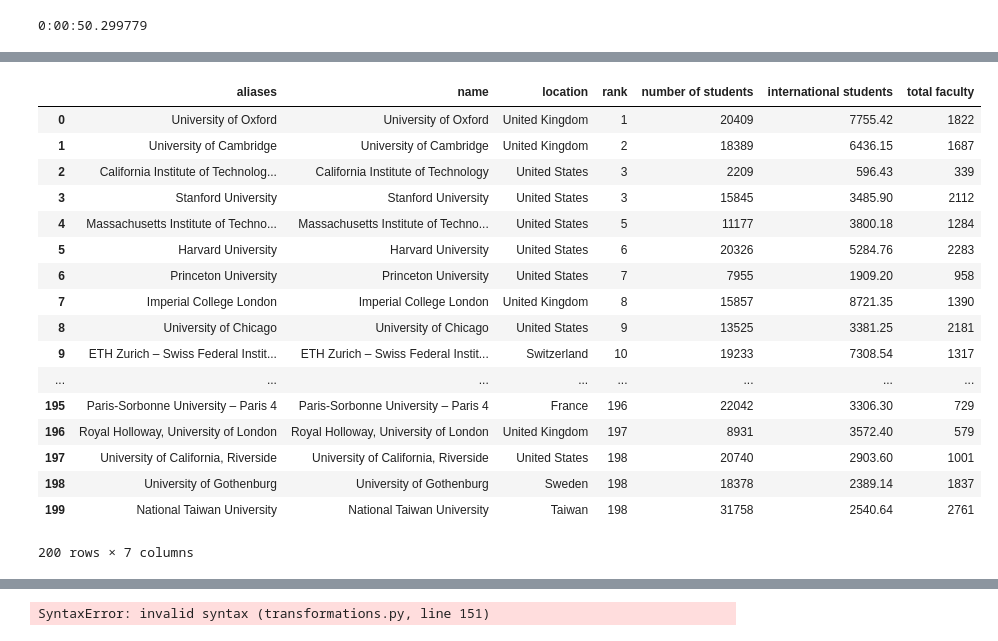
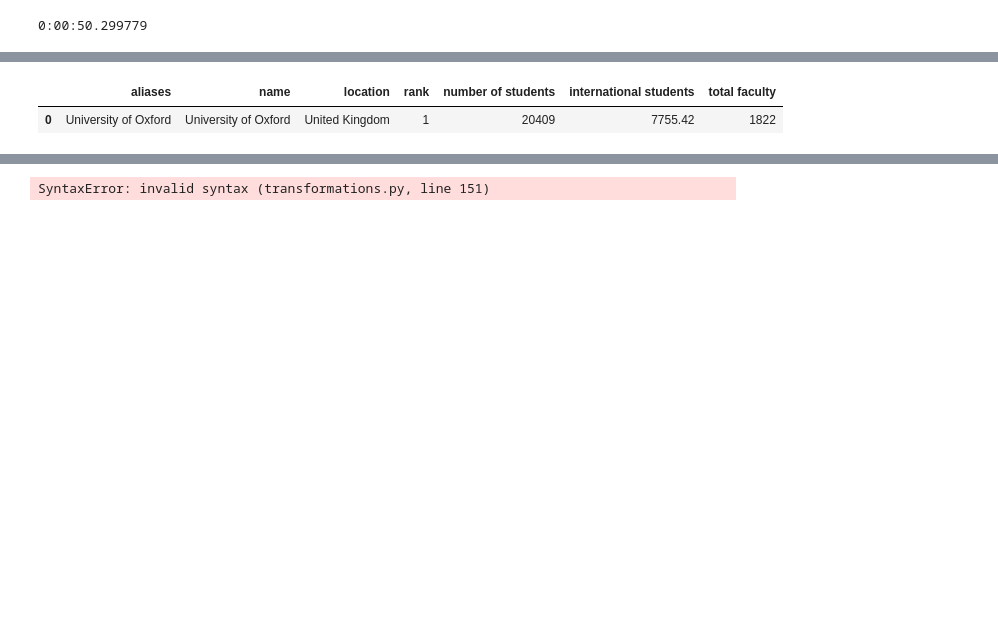
Before and after one commit to lkieliger/adagroup, a Jupyter notebook: hw2/Homework 2.ipynb, the cells around one changed output, grey strips where cells are left out. Cells and saved outputs as stored; diff of their text form; code cells hidden in the pictures; blank space fills up the shorter version.

```diff
--- a/hw2/Homework 2.ipynb
+++ b/hw2/Homework 2.ipynb
@@ -302,7 +195,7 @@ def format_number_students(x):
 # %%
 # TODO: Care for the rank if tie
 
-df_2['stats_pc_intl_students'] = df_2['stats_pc_intl_students'].apply(lambda x: format_percentage_student(x))
+df_2['stats_pc_intl_students'] = df_2['stats_pc_intl_students'].apply(lambda x: format_percentage_students(x))
 df_2['rank'] = df_2['rank'].apply(lambda x: format_rank(x))
 df_2['stats_number_students'] = df_2['stats_number_students'].apply(lambda x: format_number_students(x))
 df_2['stats_student_staff_ratio'] = df_2['stats_student_staff_ratio'].apply(pd.to_numeric)
@@ -333,23 +207,6 @@ df_2 = df_2.drop(['stats_pc_intl_students','stats_student_staff_ratio'],1)
 # %%
 df_2 = df_2.rename(columns={'stats_number_students': 'number of students'})
-
-display(df_2)
+display(df_2.head(1))
 # %% [output]
 |  | aliases | name | location | rank | number of students | international students | total faculty |
 | 0 | University of Oxford | University of Oxford | United Kingdom | 1 | 20409 | 7755.42 | 1822 |
-| 1 | University of Cambridge | University of Cambridge | United Kingdom | 2 | 18389 | 6436.15 | 1687 |
-| 2 | California Institute of Technolog... | California Institute of Technology | United States | 3 | 2209 | 596.43 | 339 |
-| 3 | Stanford University | Stanford University | United States | 3 | 15845 | 3485.90 | 2112 |
-| 4 | Massachusetts Institute of Techno... | Massachusetts Institute of Techno... | United States | 5 | 11177 | 3800.18 | 1284 |
-| 5 | Harvard University | Harvard University | United States | 6 | 20326 | 5284.76 | 2283 |
-| 6 | Princeton University | Princeton University | United States | 7 | 7955 | 1909.20 | 958 |
-| 7 | Imperial College London | Imperial College London | United Kingdom | 8 | 15857 | 8721.35 | 1390 |
-| 8 | University of Chicago | University of Chicago | United States | 9 | 13525 | 3381.25 | 2181 |
-| 9 | ETH Zurich – Swiss Federal Instit... | ETH Zurich – Swiss Federal Instit... | Switzerland | 10 | 19233 | 7308.54 | 1317 |
-| ... | ... | ... | ... | ... | ... | ... | ... |
-| 195 | Paris-Sorbonne University – Paris 4 | Paris-Sorbonne University – Paris 4 | France | 196 | 22042 | 3306.30 | 729 |
-| 196 | Royal Holloway, University of London | Royal Holloway, University of London | United Kingdom | 197 | 8931 | 3572.40 | 579 |
-| 197 | University of California, Riverside | University of California, Riverside | United States | 198 | 20740 | 2903.60 | 1001 |
-| 198 | University of Gothenburg | University of Gothenburg | Sweden | 198 | 18378 | 2389.14 | 1837 |
-| 199 | National Taiwan University | National Taiwan University | Taiwan | 198 | 31758 | 2540.64 | 2761 |
-200 rows × 7 columns
```
Also changed, not shown: parts of 20 cells of this notebook.
